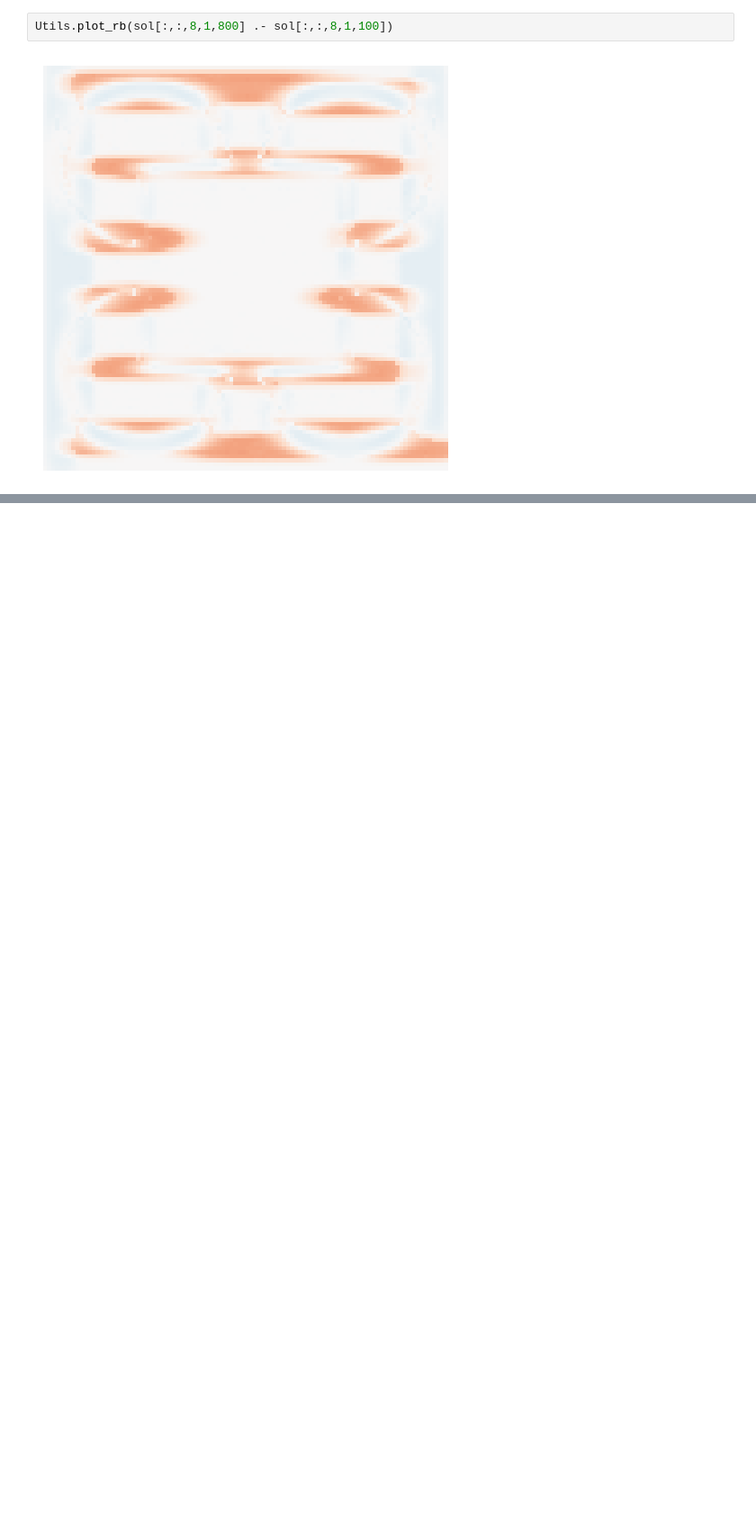
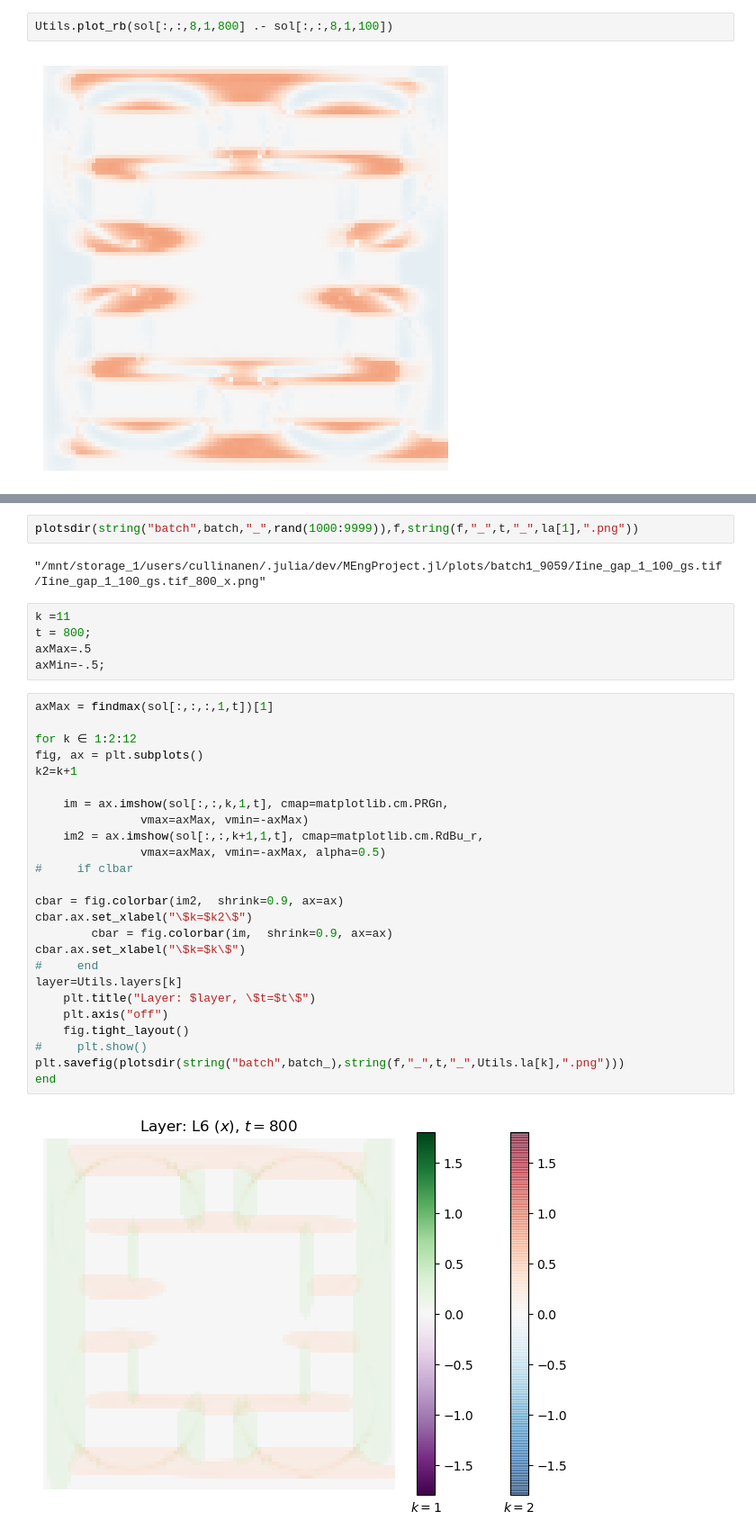
Before and after one commit to nialltc/MEngProject.jl, a Jupyter notebook: notebooks/illusTest_08_19.ipynb, the cells around one changed output, grey strips where cells are left out. Shown at 90% size. Cells and saved outputs as stored; diff of their text form; blank space fills up the shorter version.

```diff
--- a/notebooks/illusTest_08_19.ipynb
+++ b/notebooks/illusTest_08_19.ipynb
@@ -719,0 +752,36 @@ Utils.plot_rb(sol[:,:,8,1,800] .- sol[:,:,8,1,50])
+# %%
+plotsdir(string("batch",batch,"_",rand(1000:9999)),f,string(f,"_",t,"_",la[1],".png"))
+# %% [output]
+"/mnt/storage_1/users/cullinanen/.julia/dev/MEngProject.jl/plots/batch1_9059/Iine_gap_1_100_gs.tif/Iine_gap_1_100_gs.tif_800_x.png"
+# %%
+k =11
+t = 800;
+axMax=.5
+axMin=-.5;
+# %%
+axMax = findmax(sol[:,:,:,1,t])[1]
+
+for k ∈ 1:2:12
+fig, ax = plt.subplots()
+k2=k+1
+
+    im = ax.imshow(sol[:,:,k,1,t], cmap=matplotlib.cm.PRGn,
+               vmax=axMax, vmin=-axMax)
+    im2 = ax.imshow(sol[:,:,k+1,1,t], cmap=matplotlib.cm.RdBu_r,
+               vmax=axMax, vmin=-axMax, alpha=0.5)
+#     if clbar
+
+cbar = fig.colorbar(im2,  shrink=0.9, ax=ax)
+cbar.ax.set_xlabel("\$k=$k2\$")
+        cbar = fig.colorbar(im,  shrink=0.9, ax=ax)
+cbar.ax.set_xlabel("\$k=$k\$")
+#     end
+layer=Utils.layers[k]
+    plt.title("Layer: $layer, \$t=$t\$")
+    plt.axis("off")
+    fig.tight_layout()
+#     plt.show()
+plt.savefig(plotsdir(string("batch",batch_),string(f,"_",t,"_",Utils.la[k],".png")))
+end
+# %% [output]
+[figure, added]
```
Also changed, not shown: parts of 19 cells of this notebook, 2 other files.
